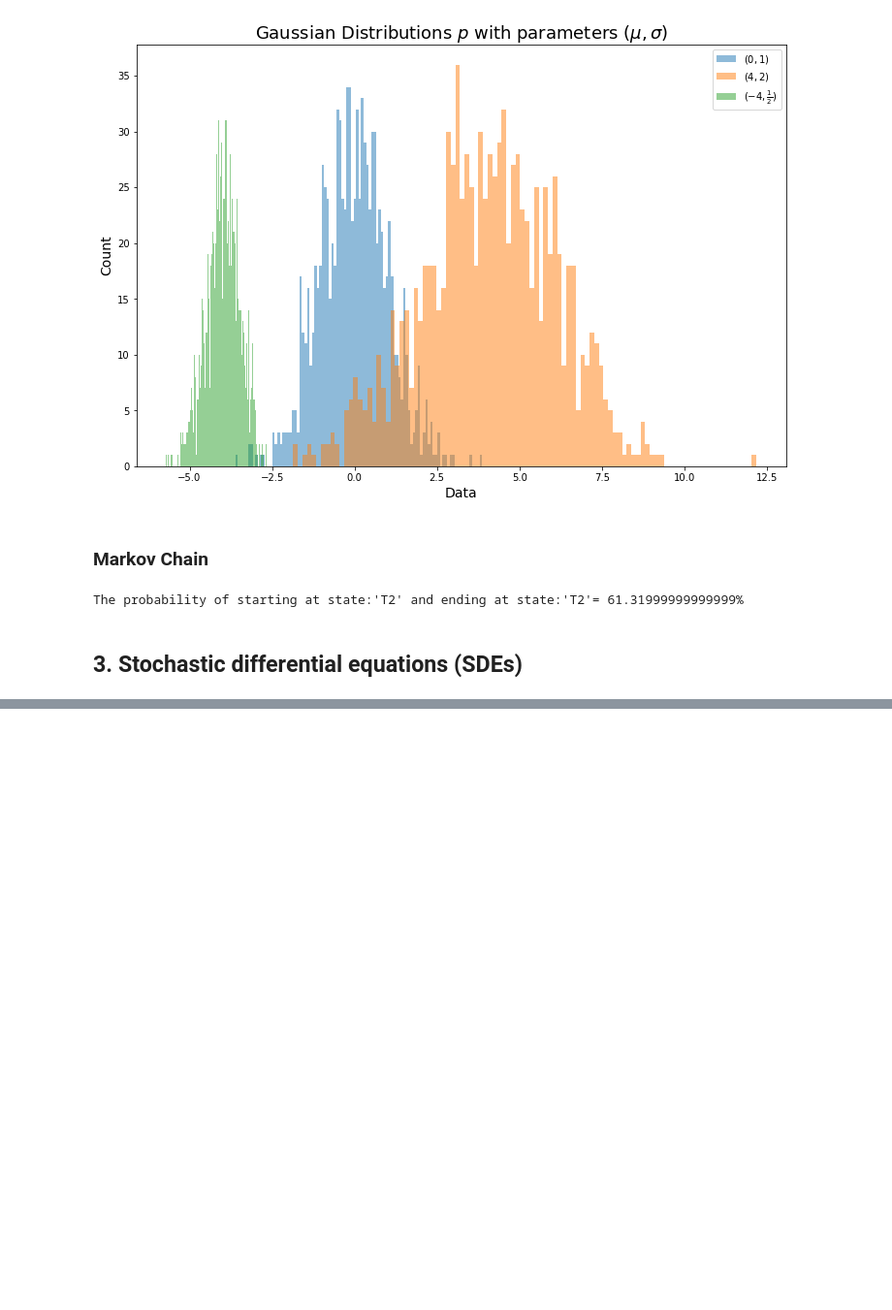
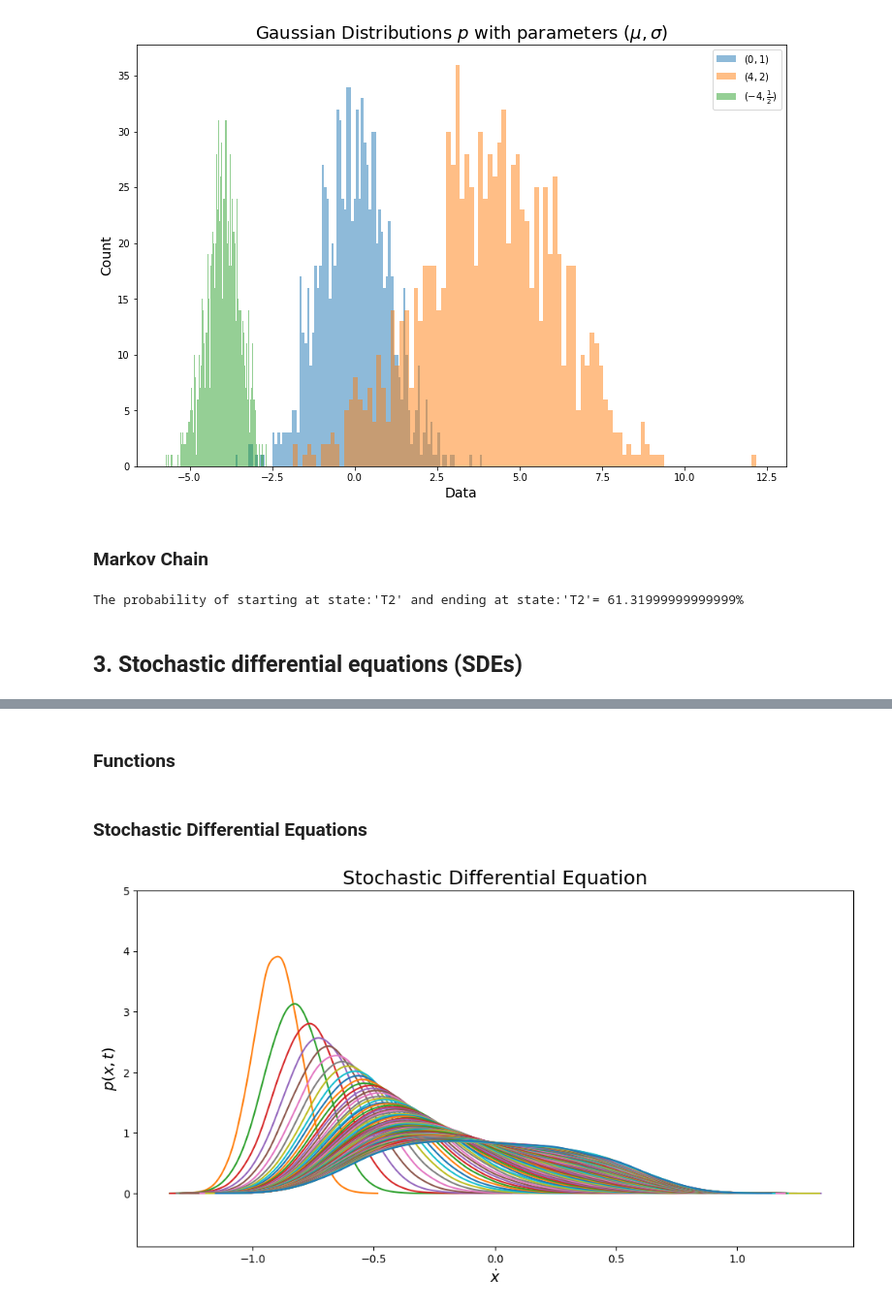
Before and after one commit to Erickrobm/data_science_engineering, a Jupyter notebook: Math Background/linear_and_non-linear_dynamics.ipynb, the cells around one changed output, grey strips where cells are left out. Shown at 97% size. Saved outputs shown, nothing was run; the diff lists cells and outputs as text; code cells hidden in the pictures; blank space fills up the shorter version.

Commit message:
feat: added stochastic differential equations

```diff
--- a/Math Background/linear_and_non-linear_dynamics.ipynb
+++ b/Math Background/linear_and_non-linear_dynamics.ipynb
@@ -347,0 +270,41 @@ plot_simulations(NUM_SIMS)
+# %% [markdown]
+### Functions
+# %%
+@integrate
+def eq_1(t, x, u=0, k=10, sigma=1):
+    return {'dt': -k*(x**3-u), 'dw': sigma}
+
+@integrate
+def eq_2(t, x, u=0, k=10, sigma=1):
+    return {'dt': -k*(x-u), 'dw': sigma}
+
+@integrate
+def eq_3_fp(t, x, u=0, k=10, sigma=1.3):
+    return {'dt': -k*(x**3-u)/sigma, 'dw': sigma}
+
+@integrate
+def eq_4_fp(t, x, u=0, k=10, sigma=1.3):
+    return {'dt': -k*(x-u)/sigma, 'dw': sigma}
+
+def stocastic_dif_equation(eq_function):
+    t = np.linspace(0, 1, 101)
+    np.random.seed()
+
+    x = eq_function(x0=-1, vshape=1,paths=100000, steps=1)(t)
+    for k in t:
+        y = x(k)[0]
+        a = montecarlo(y, bins=50)
+        ygrid = np.linspace(y.min(), y.max(), 200)
+        plt.plot(ygrid, a.pdf(ygrid))
+
+    plt.xlabel(r"$\dot{x}$", size=14)
+    plt.ylabel(r"$p(x,t)$", size=14)
+    plt.title(r"Stochastic Differential Equation", size=18)
+    plt.ylim(top=5)
+    plt.show()
+# %% [markdown]
+### Stochastic Differential Equations
+# %%
+stocastic_dif_equation(eq_1)
+# %% [output]
+[figure, added]
```
Also changed, not shown: parts of 6 cells of this notebook.
